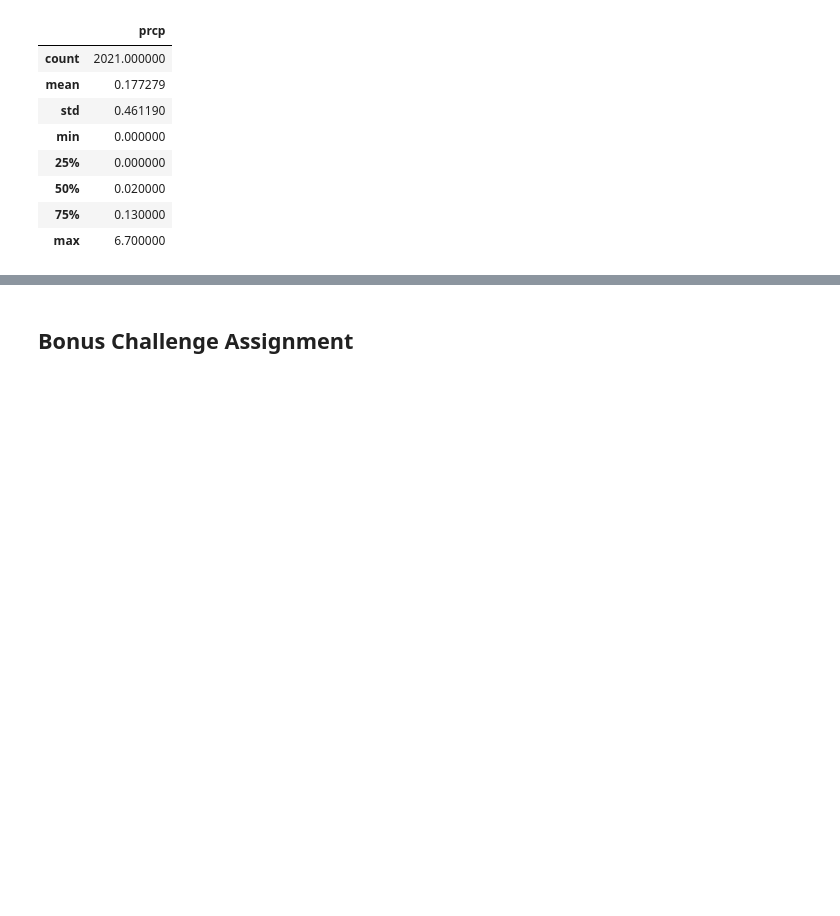
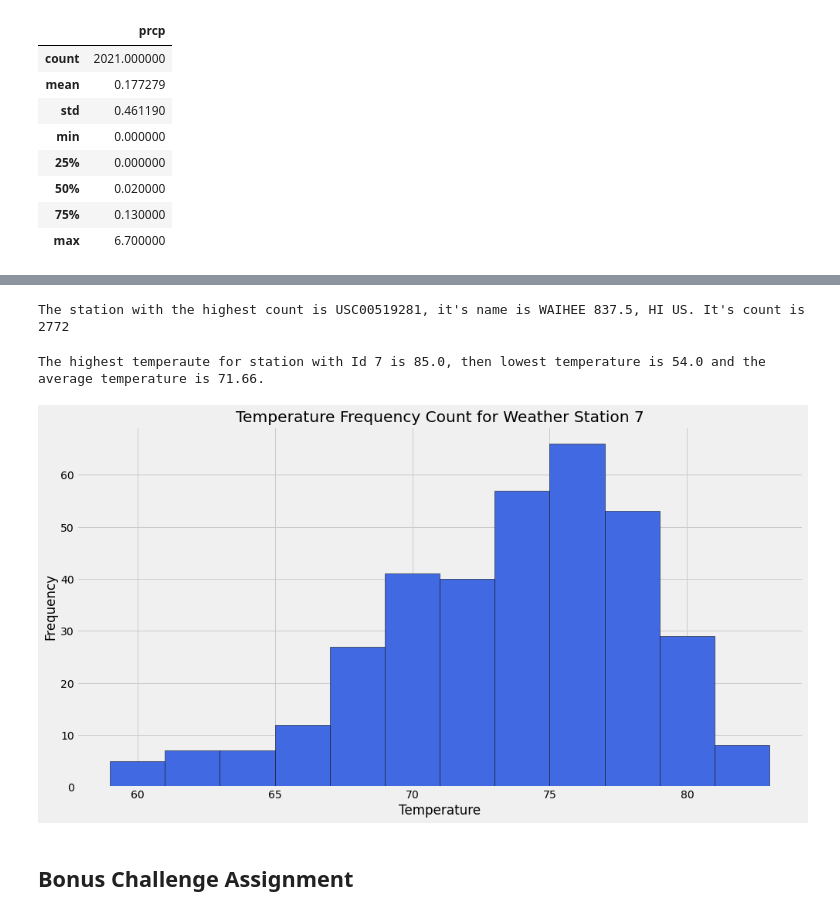
Before and after one commit to MarcusKorea/Surfs-Up, a Jupyter notebook: climate_starter.ipynb, the cells around one changed output, grey strips where cells are left out. Saved outputs shown, nothing was run; the diff lists cells and outputs as text; code cells hidden in the pictures; blank space fills up the shorter version.

```diff
--- a/climate_starter.ipynb
+++ b/climate_starter.ipynb
@@ -139,3 +137,7 @@ counts
 # %%
 # What are the most active stations? (i.e. what stations have the most rows)?
 # List the stations and the counts in descending order.
+station_count = func.count(station.name)
+# query station name, station station, station id and station count
+counts = session.query(station.station,station.name,station.id,station_count).filter(station.station == measurement.station).group_by(station.name).order_by(station_count.desc()).all()
+counts
@@ -145,6 +154,53 @@ counts
+# %%
+print(f"The station with the highest count is {counts[0][0]}, it's name is {counts[0][1]}. It's count is {counts[0][3]}")
+# %% [output]
+The station with the highest count is USC00519281, it's name is WAIHEE 837.5, HI US. It's count is 2772
+# %%
+# Using the station id from the previous query, calculate the lowest temperature recorded,
+# highest temperature recorded, and average temperature of the most active station?
+# obtain the id from the previous query
+
+# join on station station and measurement station, store in varibale for convenience
+join = (station.station == measurement.station)
+
+# store the id in a variable for convenience
+id = counts[0][2]
+
+# find station that has the id we want, so we dont constantly need to join
+highest_station = session.query(station.station).filter(station.id == id).first()[0]
+# find highest temperature for station id = 7
+highest_temp = session.query(station.id,func.max(measurement.tobs)).filter(join).filter(station.id == id).all()
+
+# find lowest temperature for station id = 7
+lowest_temp = session.query(station.id,func.min(measurement.tobs)).filter(join).filter(station.id == id).all()
+
+# find average temperature for station id = 7
+average_temp = session.query(station.id,func.avg(measurement.tobs)).filter(join).filter(station.id == id).all()
+
+# Print the results
+print(f"The highest temperaute for station with Id {id} is {round(highest_temp[0][1],2)}, then lowest temperature is {round(lowest_temp[0][1],2)} and the average temperature is {round(average_temp[0][1],2)}.")
+# %% [output]
+The highest temperaute for station with Id 7 is 85.0, then lowest temperature is 54.0 and the average temperature is 71.66.
 # %%
 # Choose the station with the highest number of temperature observations.
 # Query the last 12 months of temperature observation data for this station and plot the results as a histogram
+
+# find the counts of each temp for the required station
+counts_highest_station = session.query(measurement.tobs).filter(measurement.station == highest_station).filter(measurement.date >= year_ago).all()
+# %%
+# Store in a dataframe
+station_temps = pd.DataFrame(counts_highest_station, columns=["Temperature"])
+
+# plot graph
+station_temps.hist(bins= 12,figsize= (15,8),color = "royalblue",edgecolor = "black")
+
+# plot labels
+plt.ylabel("Frequency")
+plt.xlabel("Temperature")
+plt.title(f"Temperature Frequency Count for Weather Station {id}")
+plt.show()
+# %% [output]
+[figure, added]
 # %% [markdown]
 ## Bonus Challenge Assignment
 # %%
```
Also changed, not shown: parts of 4 cells of this notebook.
